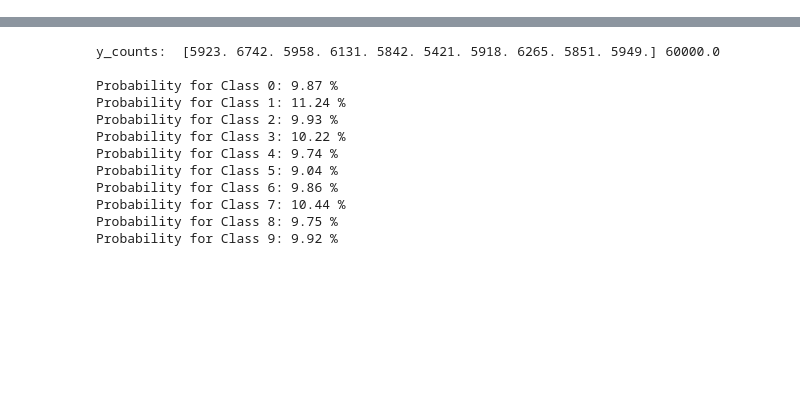
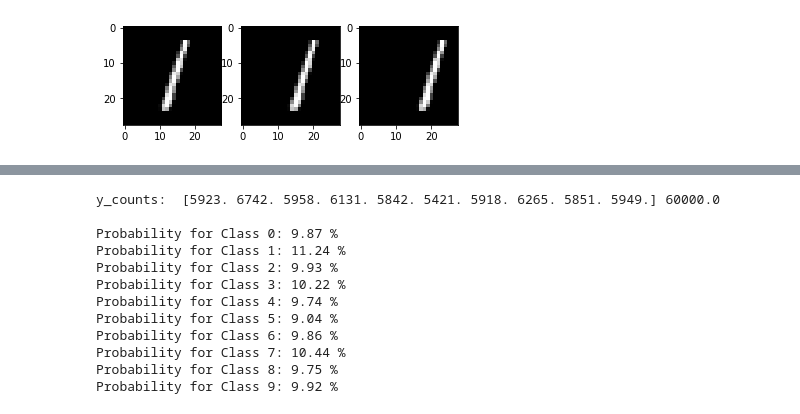
Before and after one commit to iamfredo/mnist_naive_bayes, a Jupyter notebook: new_mnist.ipynb, the cells around one changed output, grey strips where cells are left out. Drawn from its saved outputs; the diff is of its cells as text; code cells hidden in the pictures; blank space fills up the shorter version.

```diff
--- a/new_mnist.ipynb
+++ b/new_mnist.ipynb
@@ -17,3 +17,49 @@ X_train_1d = X_train_2d.reshape(60000, 784)
 X_test_1d = X_test_2d.reshape(10000, 784)
 y_train = train_df["label"]
 y_test = test_df["label"]
+# %%
+import scipy as sp
+
+def shift(cpytest, scale=5, vertical=False):
+    """
+    Returns 2D images
+    """
+    n = scale  # Skalierungsvariable
+    x = 2   # Richtung der Translation: 1 -> vertikal, 2 -> horizontal
+
+    shift_array = [(n, 0), (-n, 0), (0, n), (0, -n)]
+    x = np.random.randint(1, 4)
+    shift_test = []
+    if vertical is False:
+        pass
+    else:
+        x=1
+    for i in range(cpytest.shape[0]):
+
+        shift_test.append(sp.ndimage.interpolation.shift(cpytest[i], [shift_array[x][0], shift_array[x][1]], cval=0,
+                                                         mode='constant', order=0))
+    return shift_test
+# %%
+### SHIFT DEFAULT - 3 Pixel ###
+norm = X_test_2d
+
+# Shift horizontally
+test_shift3 = shift(X_test_2d.copy(), scale=3)
+test_shift6 = shift(X_test_2d.copy(), scale=6)
+test_shiftv6 = shift(X_test_2d.copy(), scale=6, vertical=True)
+
+
+import matplotlib.pyplot as plt
+
+fig, (ax1, ax2, ax3) = plt.subplots(1,3, figsize=(20,8))
+plt.subplot(131)
+plt.imshow(norm[2], cmap="gray")
+plt.subplot(132)
+plt.imshow(test_shift3[2], cmap="gray")
+plt.subplot(133)
+plt.imshow(test_shift6[2], cmap="gray")
+
+fig.tight_layout()
+plt.show()
+# %% [output]
+[figure, added]
```
Also changed, not shown: parts of 1 cell of this notebook, 2 other files.
